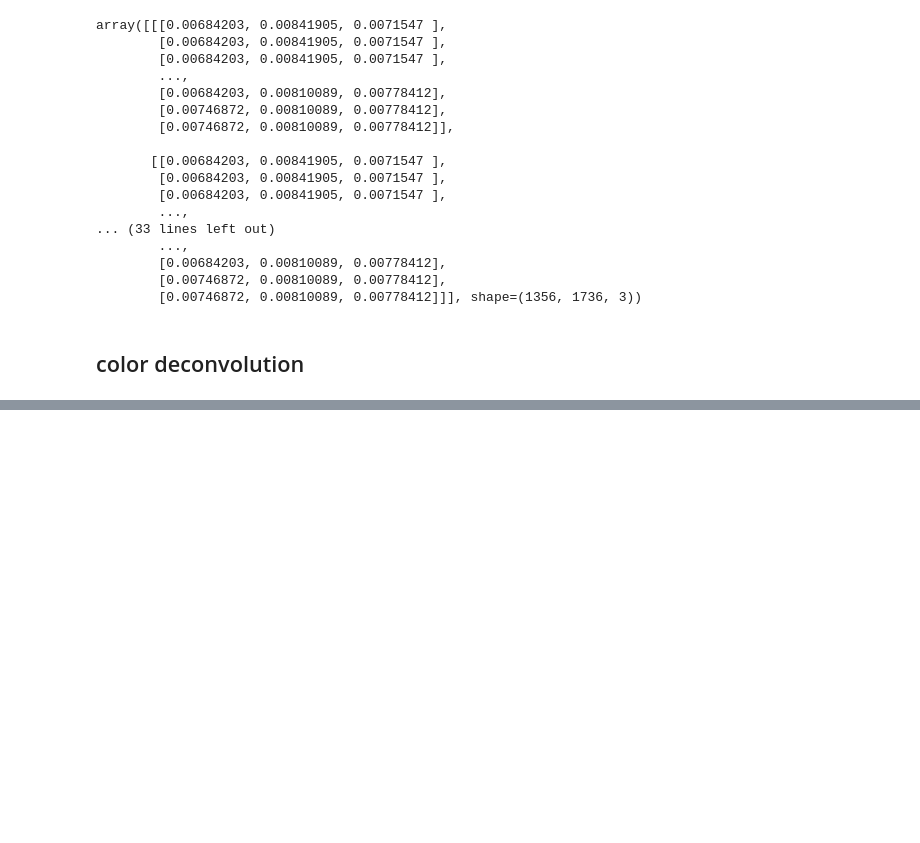
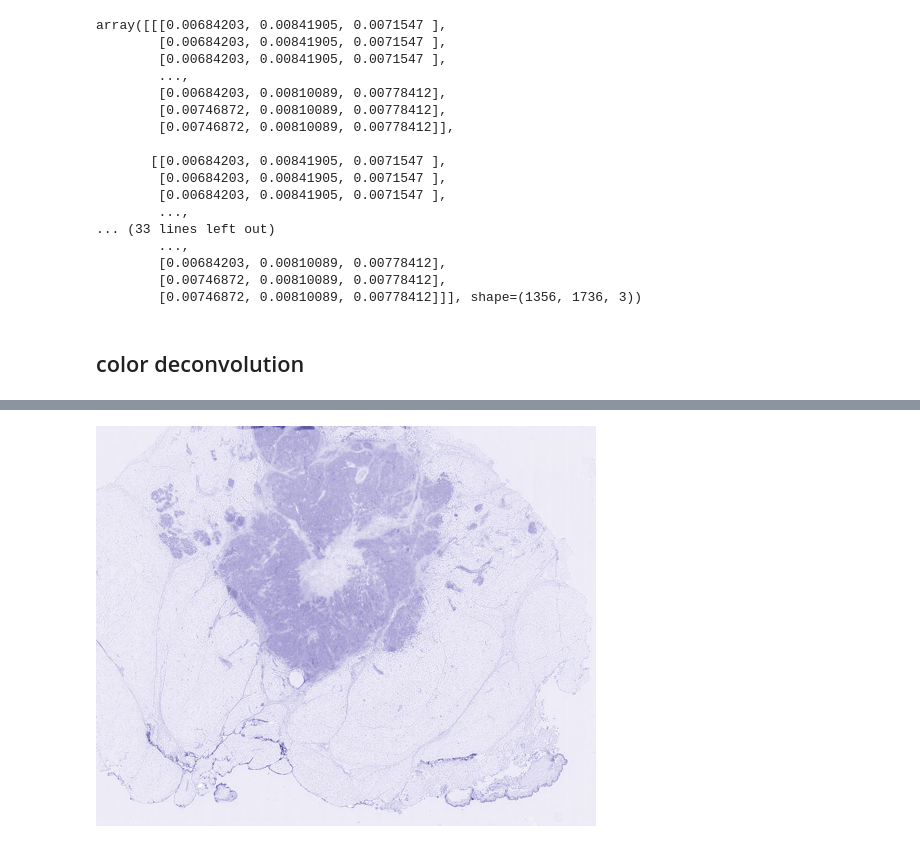
Before and after one commit to choongminkim/WPP, a Jupyter notebook: src/archive/stain_deconvolution.ipynb, the cells around one changed output, grey strips where cells are left out. Saved outputs shown, nothing was run; the diff lists cells and outputs as text; code cells hidden in the pictures; blank space fills up the shorter version.

```diff
--- a/src/archive/stain_deconvolution.ipynb
+++ b/src/archive/stain_deconvolution.ipynb
@@ -60,3 +19,9 @@ if rgb.shape[-1] == 4:
+# %%
+rgb = WSIReader(
+    path=Path(config["dataset_path"]) / "wsibulk/images" / "119S.tif"
+).read_array(
+    level=32
+)
 # %% [markdown]
 ## optical density
 # %%
@@ -110,0 +96,10 @@ stains = od @ linalg.inv(stain_matrix)
+# %%
+null = np.zeros_like(stains[:, :, 0])
+# %%
+hematoxylin = skimage.color.hed2rgb(np.stack((stains[:, :, 0], null, null), axis=-1))
+# %%
+formatted = (hematoxylin * 255 / np.max(hematoxylin)).astype('uint8')
+img = Image.fromarray(formatted).resize((500, 400))
+img
+# %% [output]
+[figure, added]
```
Also changed, not shown: parts of 14 cells of this notebook.
